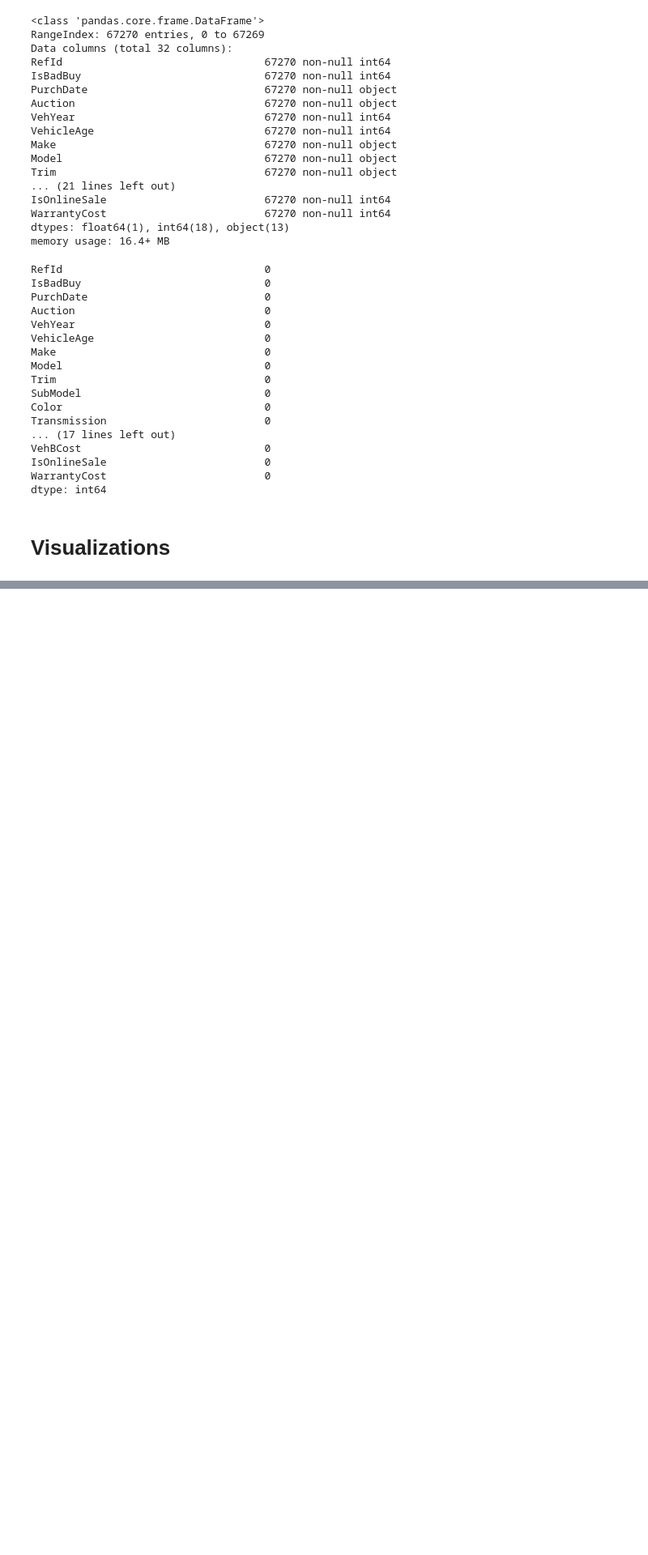
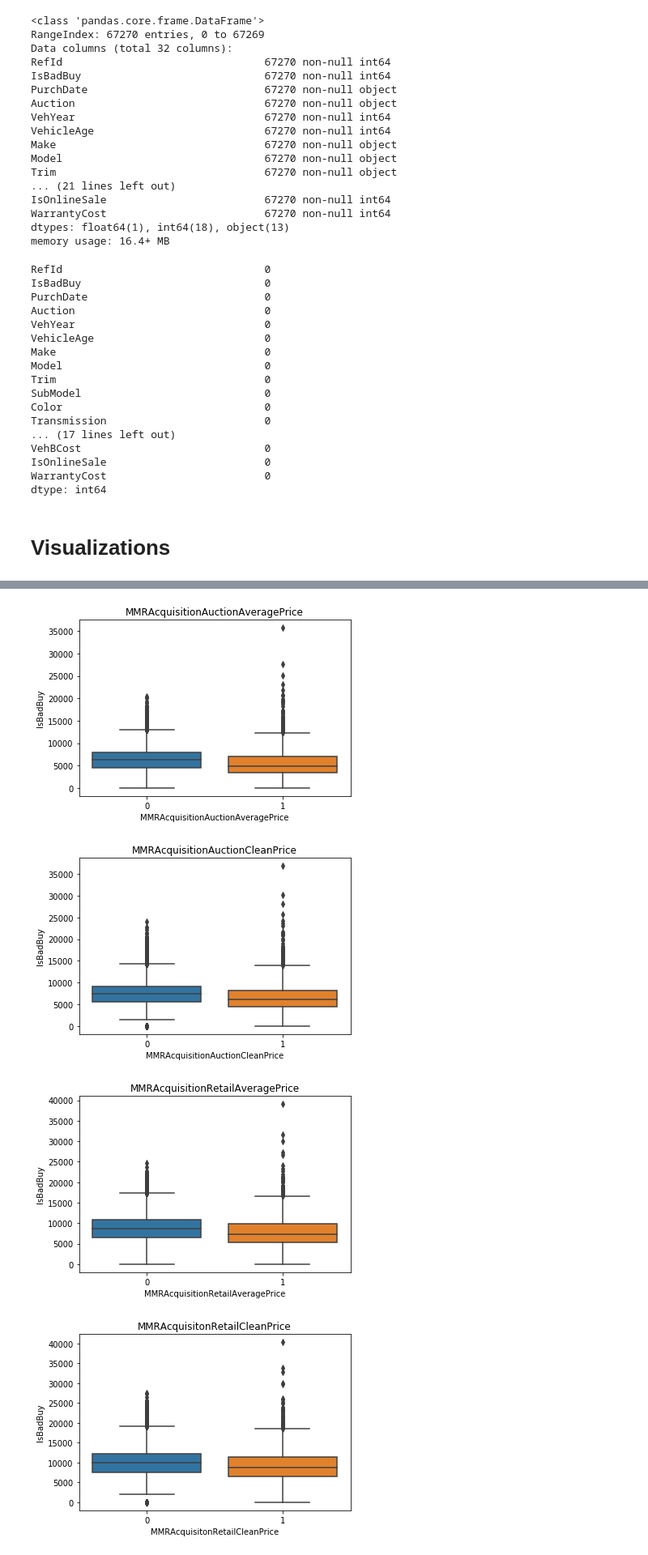
Before and after one commit to ajkiplagat/classification_task_carvana_data, a Jupyter notebook: 01 Carvana_EDA.ipynb, the cells around one changed output, grey strips where cells are left out. Shown at 81% size. Saved outputs shown, nothing was run; the diff lists cells and outputs as text; code cells hidden in the pictures; blank space fills up the shorter version.

```diff
--- a/01 Carvana_EDA.ipynb
+++ b/01 Carvana_EDA.ipynb
@@ -89,0 +116,17 @@ True
+# %%
+def boxplot_continuous(dfa,var):
+    dfa = dfa.copy()
+
+    sns.boxplot(data = dfa, x ='IsBadBuy', y = var)
+    plt.title(var)
+    plt.xlabel(var)
+    plt.ylabel('IsBadBuy')
+    plt.show()
+
+for var in continuous_vars:
+    boxplot_continuous(df, var )
+# %% [output]
+[figure, added]
+[figure, added]
+[figure, added]
+[figure, added]
```
Also changed, not shown: parts of 20 cells of this notebook.
